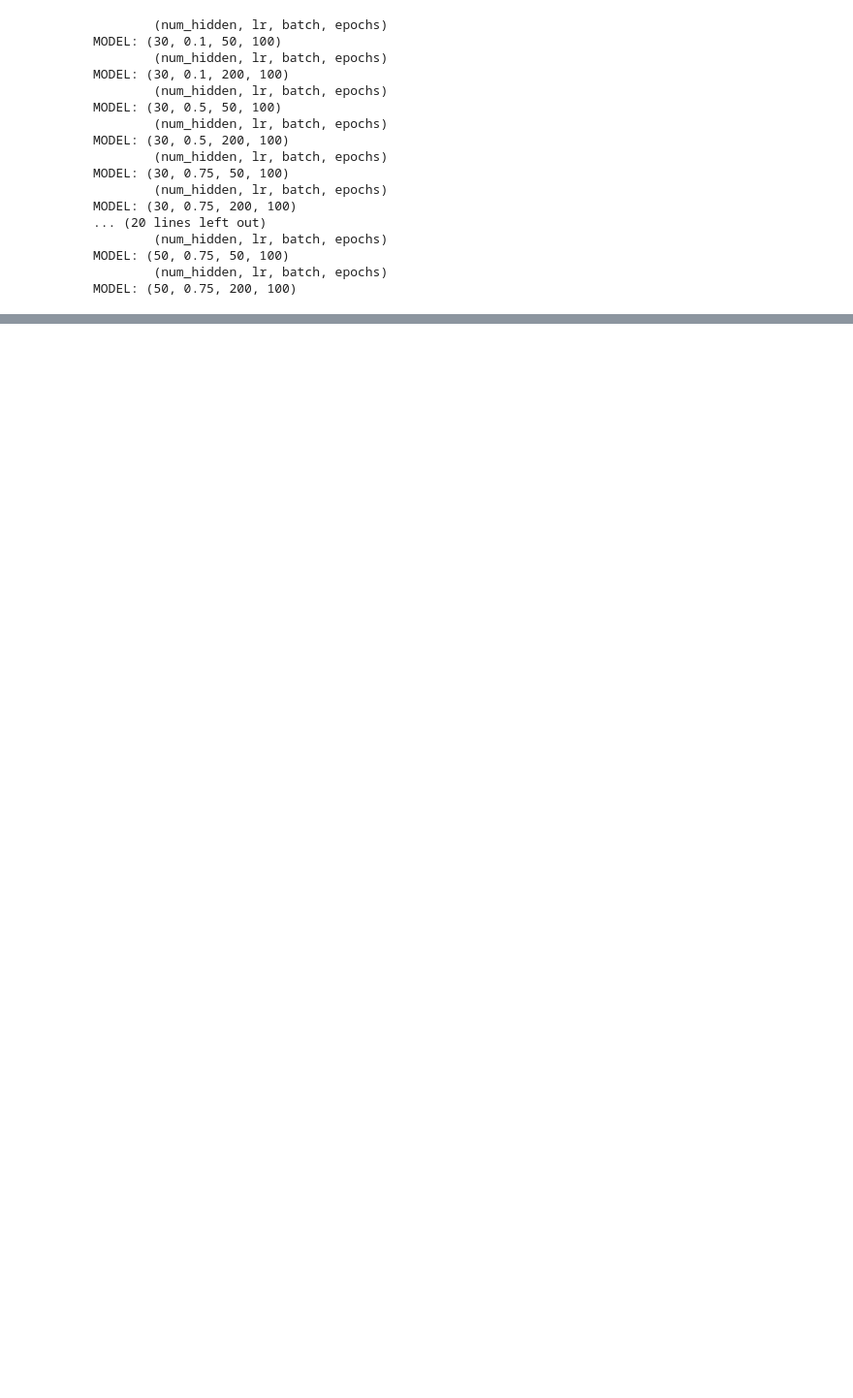
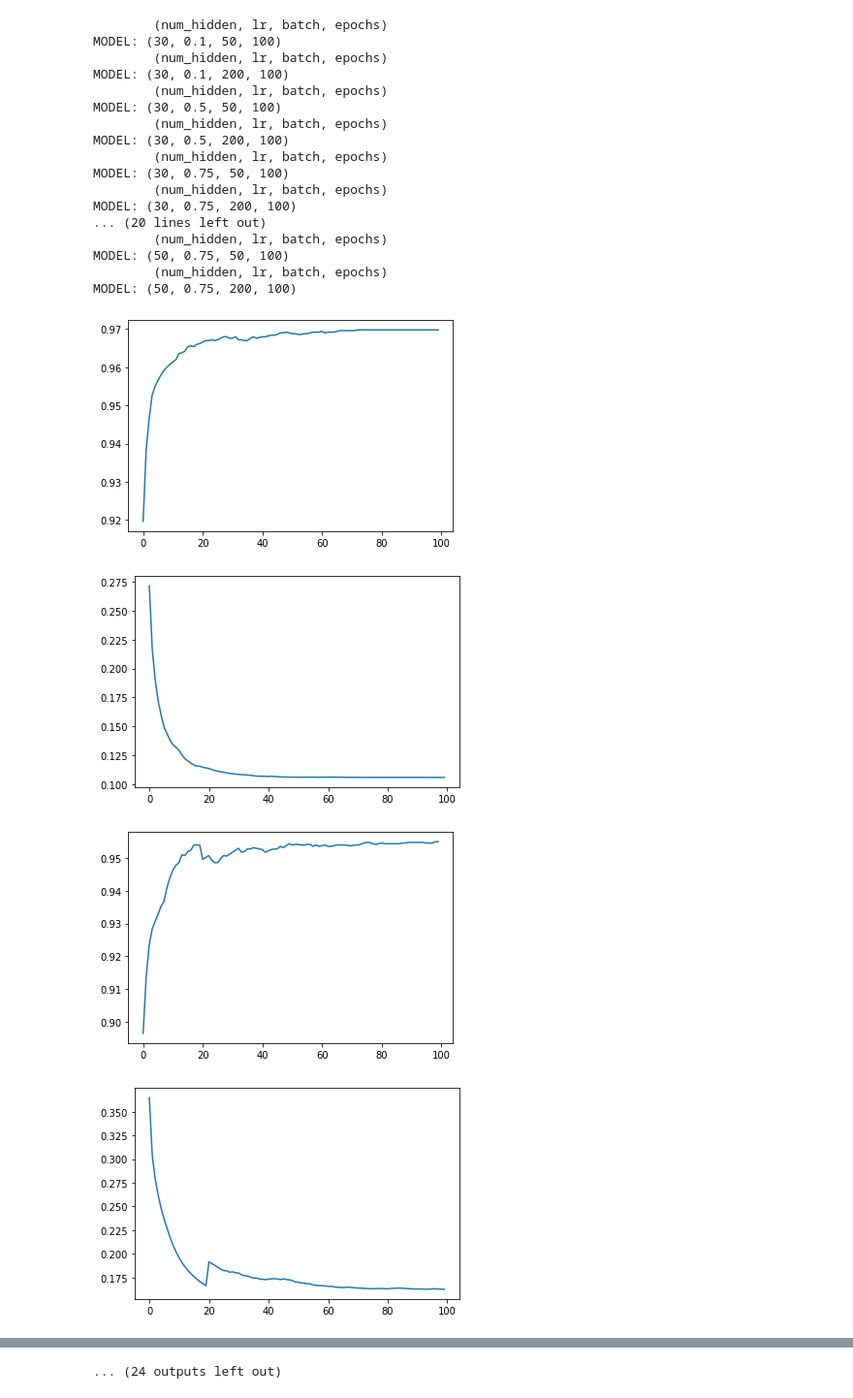
Before and after one commit to mmthant03/mnist_neural_network, a Jupyter notebook: neural_net.ipynb, the cells around one changed output, grey strips where cells are left out. Shown: that part at 97% size. Cells and saved outputs as stored; diff of their text form; code cells hidden in the pictures; blank space fills up the shorter version.

Commit message:
trained models

```diff
--- a/neural_net.ipynb
+++ b/neural_net.ipynb
@@ -175,6 +175,8 @@ def findBestHyperparameters():
         ws = train(trainX, trainY, testX, testY, w, hps)
         results.append([hps, ws])
 
+    return results
+
     # TODO extract results for each model at epoch 20, 50, and 100 and compare mathematically
     # return best hyperparams and TOTAL results list for charting
 # %%
@@ -201,3 +203,16 @@ MODEL: (30, 0.75, 200, 100)
 MODEL: (50, 0.75, 50, 100)
         (num_hidden, lr, batch, epochs)
 MODEL: (50, 0.75, 200, 100)
+# %%
+arr = np.array(models)
+for i in arr[:,1]:
+    t = np.array(i[1])
+    plt.plot(t[:,0])
+    plt.show()
+    plt.plot(t[:,1])
+    plt.show()
+# %% [output]
+[figure, added]
+[figure, added]
+[figure, added]
+[figure, added]
@@ -204,3 +227,4 @@ MODEL: (50, 0.75, 200, 100)
+... (24 outputs left out)
 # %%
 from matplotlib import pyplot as plt
 
```
Also changed, not shown: parts of 1 cell of this notebook.
